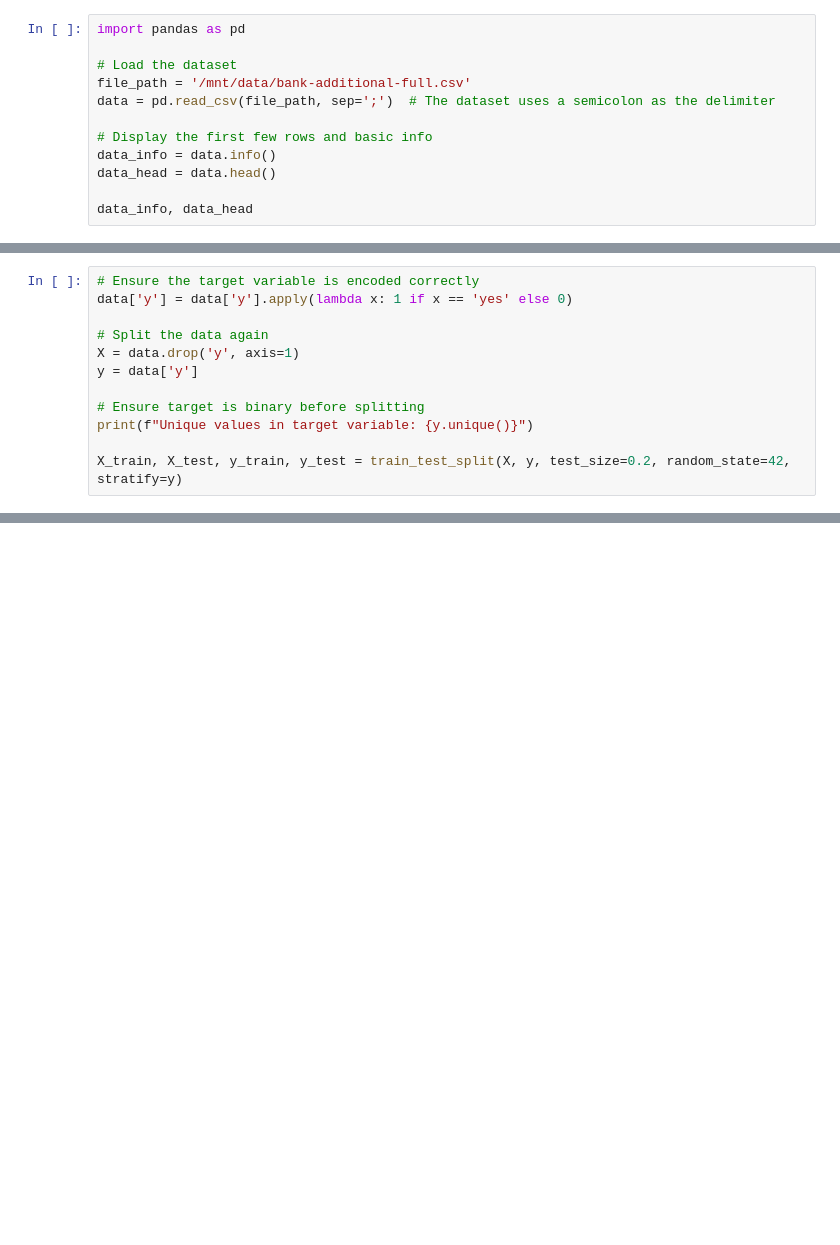
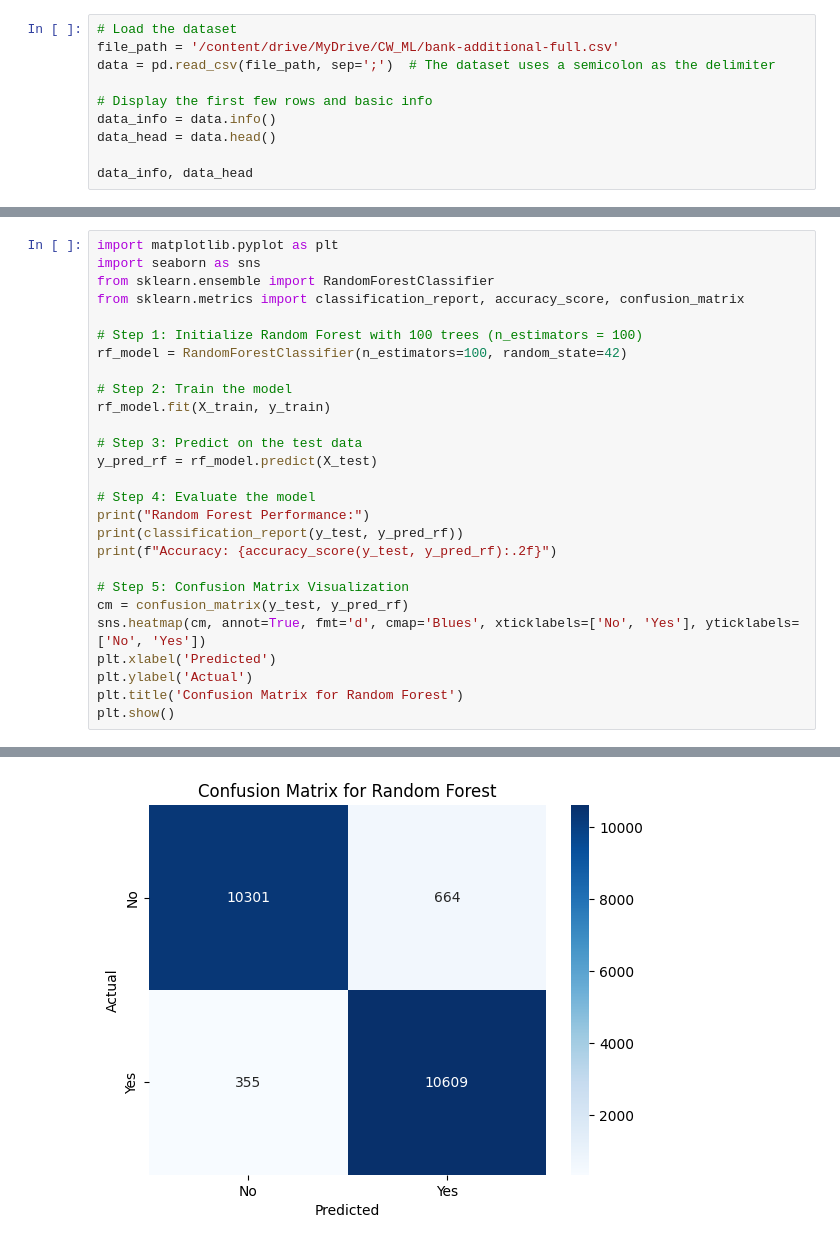
Before and after one commit to KalanaBimsara/Bank-Client-Prediction, a Jupyter notebook: CW_ML_CM2604.ipynb, the cells around one changed output, grey strips where cells are left out. Saved outputs shown, nothing was run; the diff lists cells and outputs as text; blank space fills up the shorter version.

```diff
--- a/CW_ML_CM2604.ipynb
+++ b/CW_ML_CM2604.ipynb
@@ -16,8 +28,6 @@ from tensorflow.keras.layers import Dense, Dropout
 # %%
-import pandas as pd
-
 # Load the dataset
-file_path = '/mnt/data/bank-additional-full.csv'
+file_path = '/content/drive/MyDrive/CW_ML/bank-additional-full.csv'
 data = pd.read_csv(file_path, sep=';')  # The dataset uses a semicolon as the delimiter
 
 # Display the first few rows and basic info
@@ -78,12 +72,0 @@ dtype: int64
-# %%
-# Ensure the target variable is encoded correctly
-data['y'] = data['y'].apply(lambda x: 1 if x == 'yes' else 0)
-
-# Split the data again
-X = data.drop('y', axis=1)
-y = data['y']
-
-# Ensure target is binary before splitting
-print(f"Unique values in target variable: {y.unique()}")
-
-X_train, X_test, y_train, y_test = train_test_split(X, y, test_size=0.2, random_state=42, stratify=y)
@@ -174,0 +174,28 @@ IndexError: index 1 is out of bounds for axis 1 with size 1
+# %%
+import matplotlib.pyplot as plt
+import seaborn as sns
+from sklearn.ensemble import RandomForestClassifier
+from sklearn.metrics import classification_report, accuracy_score, confusion_matrix
+
+# Step 1: Initialize Random Forest with 100 trees (n_estimators = 100)
+rf_model = RandomForestClassifier(n_estimators=100, random_state=42)
+
+# Step 2: Train the model
+rf_model.fit(X_train, y_train)
+
+# Step 3: Predict on the test data
+y_pred_rf = rf_model.predict(X_test)
+
+# Step 4: Evaluate the model
+print("Random Forest Performance:")
+print(classification_report(y_test, y_pred_rf))
+print(f"Accuracy: {accuracy_score(y_test, y_pred_rf):.2f}")
+
+# Step 5: Confusion Matrix Visualization
+cm = confusion_matrix(y_test, y_pred_rf)
+sns.heatmap(cm, annot=True, fmt='d', cmap='Blues', xticklabels=['No', 'Yes'], yticklabels=['No', 'Yes'])
+plt.xlabel('Predicted')
+plt.ylabel('Actual')
+plt.title('Confusion Matrix for Random Forest')
+plt.show()
+# %% [output]
@@ -174,0 +213 @@ IndexError: index 1 is out of bounds for axis 1 with size 1
+[figure, added]
```
Also changed, not shown: parts of 15 cells of this notebook.
